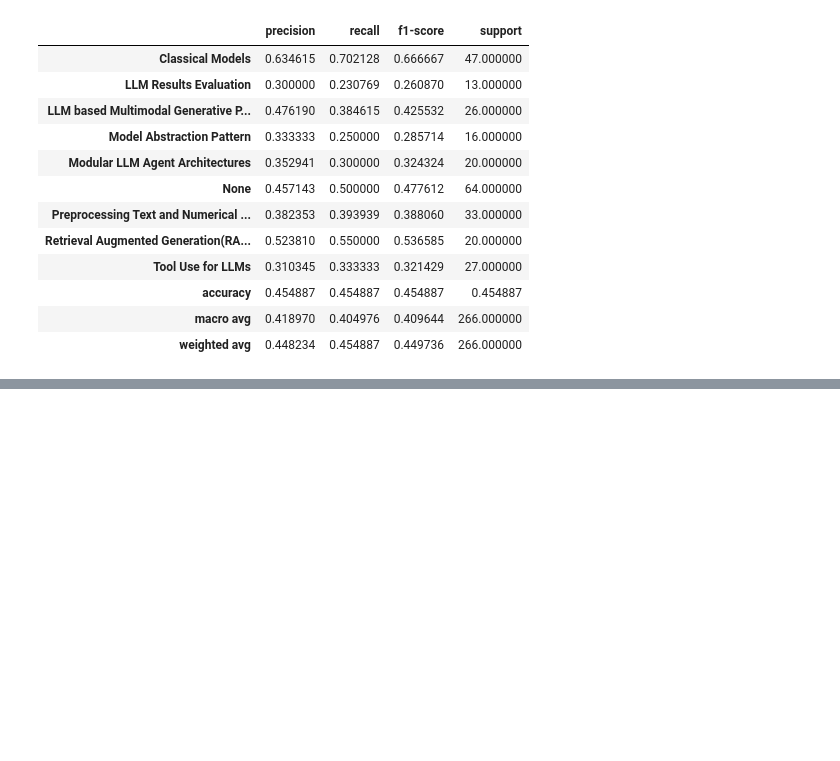
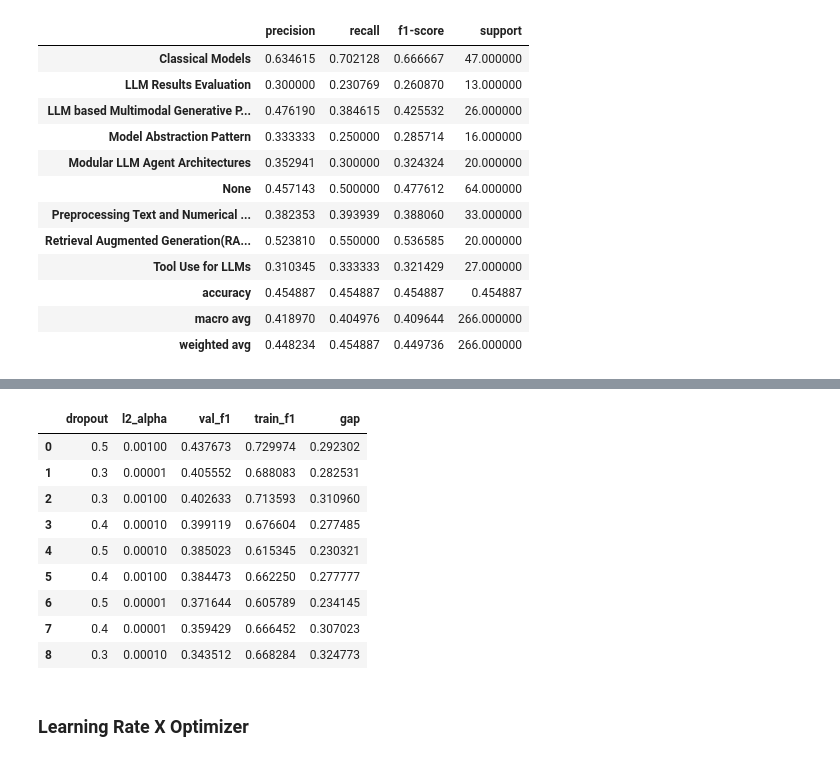
Before and after one commit to HasinthakaPiyumal/AI-Pattern-Mining-Project, a Jupyter notebook: notebooks/3.1.2 Classification Model Developent - II.ipynb, the cells around one changed output, grey strips where cells are left out. Cells and saved outputs as stored; diff of their text form; code cells hidden in the pictures; blank space fills up the shorter version.

```diff
--- a/notebooks/3.1.2 Classification Model Developent - II.ipynb
+++ b/notebooks/3.1.2 Classification Model Developent - II.ipynb
@@ -1136,0 +1695,15 @@ Processing fold: 4
+# %%
+pd.DataFrame(results_sorted)
+# %% [output]
+|  | dropout | l2_alpha | val_f1 | train_f1 | gap |
+| 0 | 0.5 | 0.00100 | 0.437673 | 0.729974 | 0.292302 |
+| 1 | 0.3 | 0.00001 | 0.405552 | 0.688083 | 0.282531 |
+| 2 | 0.3 | 0.00100 | 0.402633 | 0.713593 | 0.310960 |
+| 3 | 0.4 | 0.00010 | 0.399119 | 0.676604 | 0.277485 |
+| 4 | 0.5 | 0.00010 | 0.385023 | 0.615345 | 0.230321 |
+| 5 | 0.4 | 0.00100 | 0.384473 | 0.662250 | 0.277777 |
+| 6 | 0.5 | 0.00001 | 0.371644 | 0.605789 | 0.234145 |
+| 7 | 0.4 | 0.00001 | 0.359429 | 0.666452 | 0.307023 |
+| 8 | 0.3 | 0.00010 | 0.343512 | 0.668284 | 0.324773 |
+# %% [markdown]
+### Learning Rate X Optimizer
```
Also changed, not shown: parts of 28 cells of this notebook, 21 other files.
